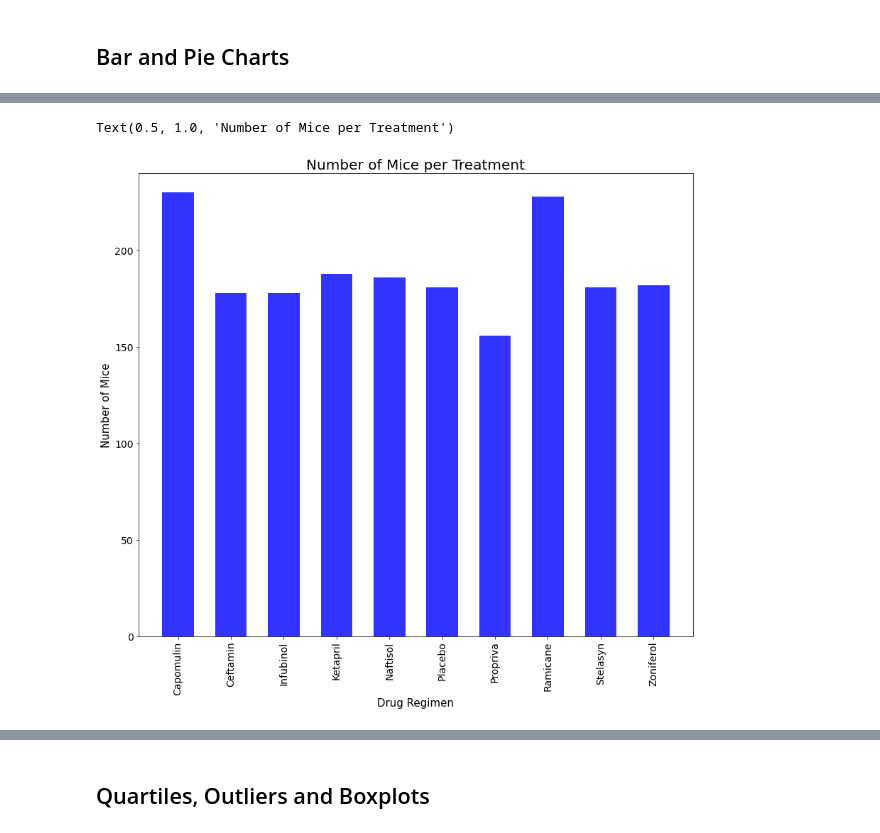
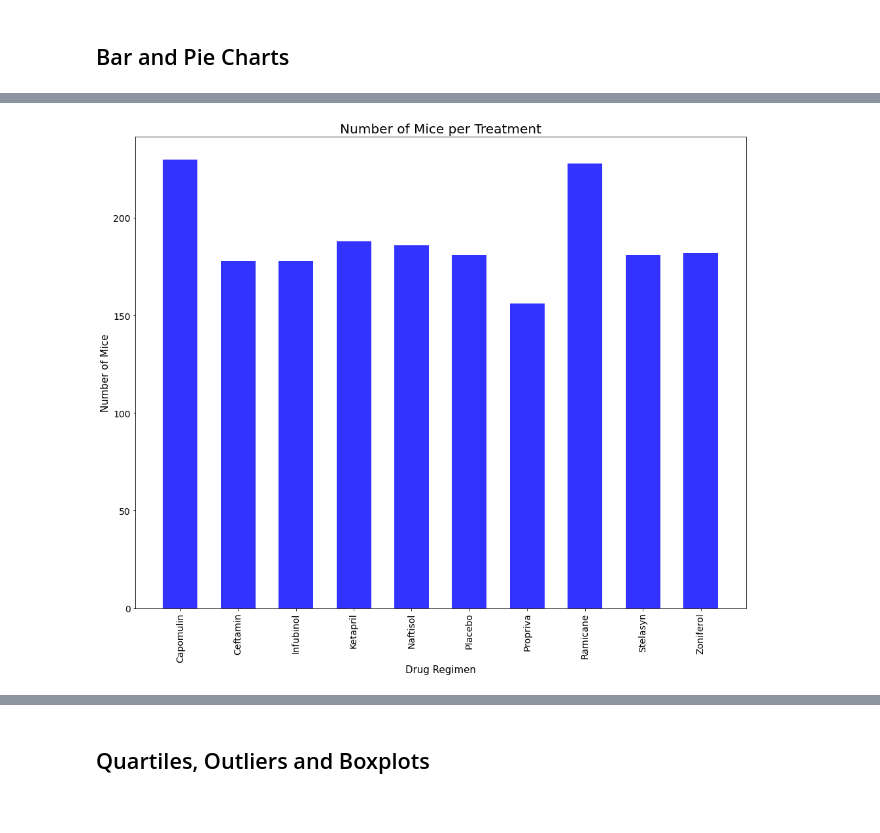
Before and after one commit to i1620/matplotlib-challenge, a Jupyter notebook: pymaceuticals.ipynb, the cells around one changed output, grey strips where cells are left out. Cells and saved outputs as stored; diff of their text form; code cells hidden in the pictures.

```diff
--- a/pymaceuticals.ipynb
+++ b/pymaceuticals.ipynb
@@ -179,22 +171,20 @@ plt.show()
 # %%
 # Generate a bar plot showing the total number of mice for each treatment
 # throughout the course of the study using pyplot.
 
 list_of_mice = (clean_data.groupby(["Drug Regimen"])["Mouse ID"].count()).tolist()
 x_axis = np.arange(len(list_of_mice))
 plt.figure(figsize=(14,12))
 plt.bar(x_axis,list_of_mice, color = "blue", alpha = 0.8, align="center", width = 0.6)
 
 tick_locations = [value for value in x_axis]
 plt.xticks(tick_locations, ["Capomulin","Ceftamin", "Infubinol","Ketapril",
                             "Naftisol", "Placebo" ,"Propriva", "Ramicane", "Stelasyn", "Zoniferol" ], rotation=90)
 plt.xticks(fontsize=14)
 plt.yticks(fontsize=14)
-plt.xlim(-0.75, len(x_axis)-0.25)
-plt.ylim(0, max(list_of_mice)+10)
 plt.xlabel("Drug Regimen", fontsize= 15)
 plt.ylabel("Number of Mice", fontsize= 15)
 plt.title("Number of Mice per Treatment", fontsize=20)
+plt.tight_layout()
 # %% [output]
-Text(0.5, 1.0, 'Number of Mice per Treatment')
-[figure, old version]
+[figure, new version]
```
Also changed, not shown: parts of 16 cells of this notebook.
